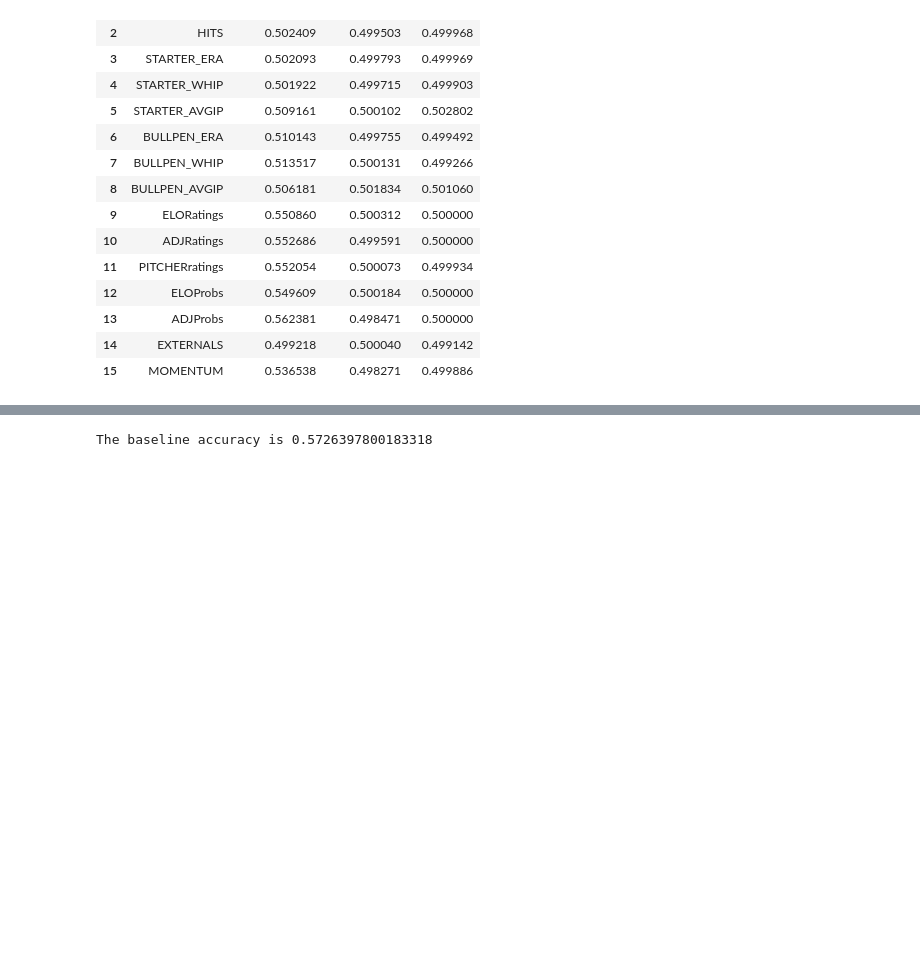
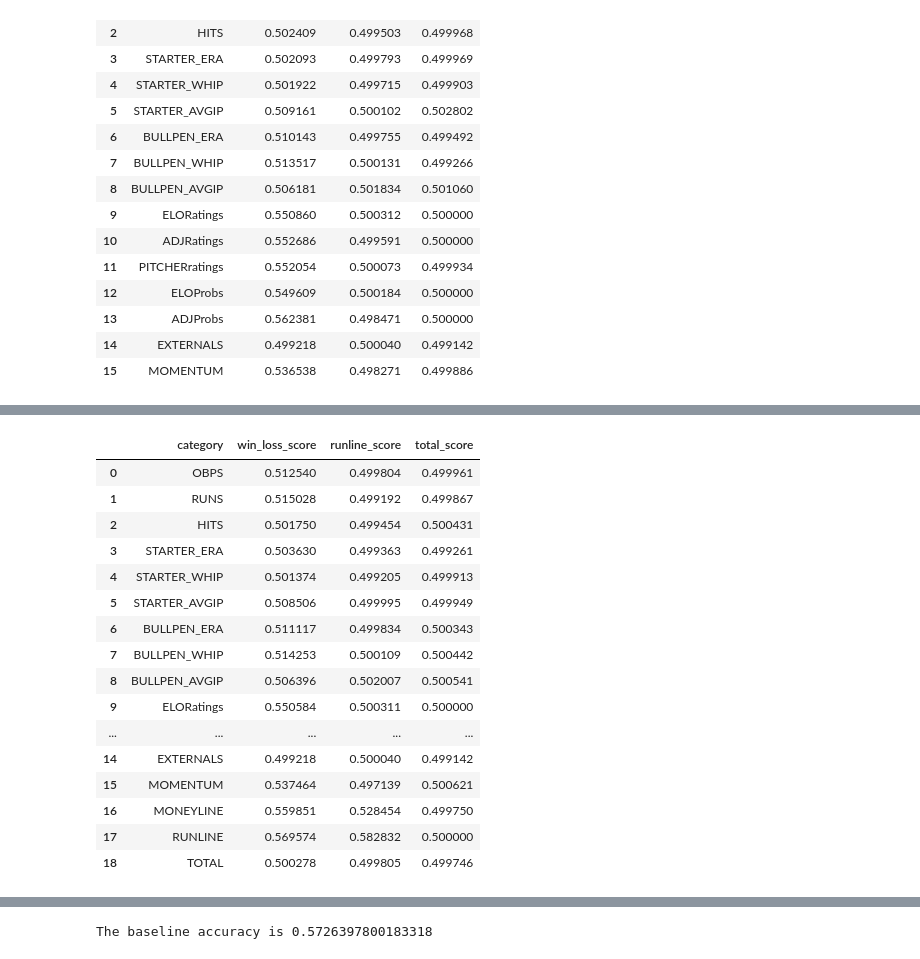
Before and after one commit to asoane34/retrosheet_analysis, a Jupyter notebook: 02betting_lines_application.ipynb, the cells around one changed output, grey strips where cells are left out. Drawn from its saved outputs; the diff is of its cells as text; code cells hidden in the pictures; blank space fills up the shorter version.

```diff
--- a/02betting_lines_application.ipynb
+++ b/02betting_lines_application.ipynb
@@ -630,0 +855,6 @@ b
+# %%
+#add odds categories to the dictionary of discrepancies
+odds_dict = {'MONEYLINE' : MONEYLINE,
+            'RUNLINE' : RUNLINE,
+            'TOTAL' : TOTAL}
+discrepancy_dict.update(odds_dict)
@@ -630,0 +864,30 @@ b
+# %%
+#iterate through features
+all_results = []
+for target in(y1, y2, y3):
+    sampler = SubsetSampler(updated_X, target, discrepancy_dict, params = {'solver' : 'lbfgs', 'max_iter' : 1000},
+                           VIF = True)
+    sampler.sample()
+    all_results.append(sampler.results_frame)
+frame = pd.concat(all_results, axis = 1)
+frame.columns = ['category', 'win_loss_score', 'DROP1', 'runline_score', 'DROP2', 'total_score']
+frame = frame.drop(columns = ['DROP1', 'DROP2'])
+frame
+# %% [output]
+|  | category | win_loss_score | runline_score | total_score |
+| 0 | OBPS | 0.512540 | 0.499804 | 0.499961 |
+| 1 | RUNS | 0.515028 | 0.499192 | 0.499867 |
+| 2 | HITS | 0.501750 | 0.499454 | 0.500431 |
+| 3 | STARTER_ERA | 0.503630 | 0.499363 | 0.499261 |
+| 4 | STARTER_WHIP | 0.501374 | 0.499205 | 0.499913 |
+| 5 | STARTER_AVGIP | 0.508506 | 0.499995 | 0.499949 |
+| 6 | BULLPEN_ERA | 0.511117 | 0.499834 | 0.500343 |
+| 7 | BULLPEN_WHIP | 0.514253 | 0.500109 | 0.500442 |
+| 8 | BULLPEN_AVGIP | 0.506396 | 0.502007 | 0.500541 |
+| 9 | ELORatings | 0.550584 | 0.500311 | 0.500000 |
+| ... | ... | ... | ... | ... |
+| 14 | EXTERNALS | 0.499218 | 0.500040 | 0.499142 |
+| 15 | MOMENTUM | 0.537464 | 0.497139 | 0.500621 |
+| 16 | MONEYLINE | 0.559851 | 0.528454 | 0.499750 |
+| 17 | RUNLINE | 0.569574 | 0.582832 | 0.500000 |
+| 18 | TOTAL | 0.500278 | 0.499805 | 0.499746 |
```
Also changed, not shown: parts of 59 cells of this notebook, 18 other files.
